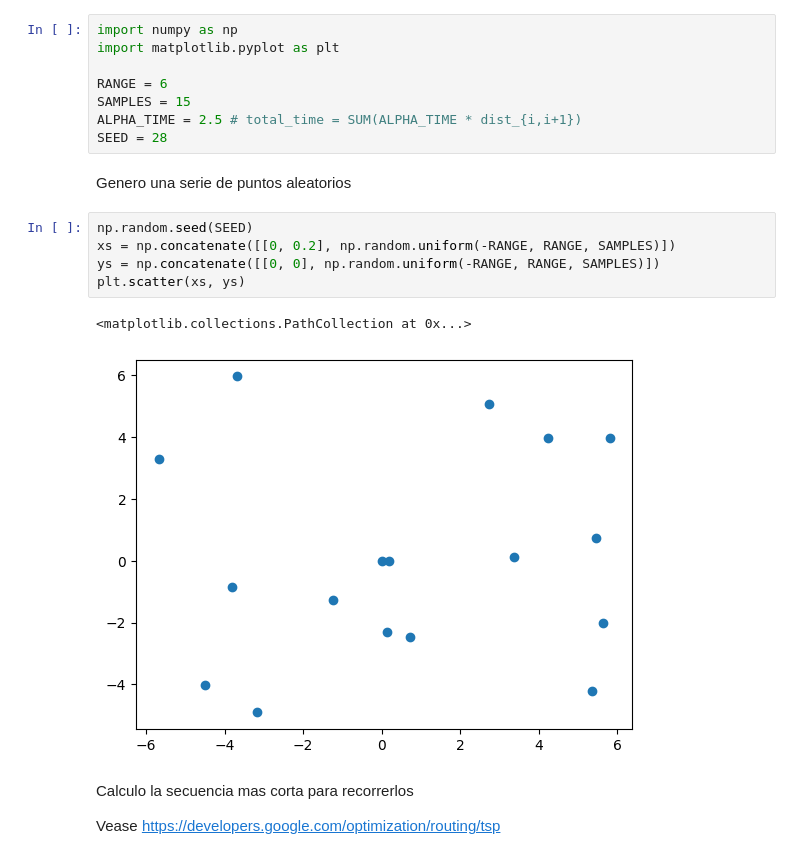
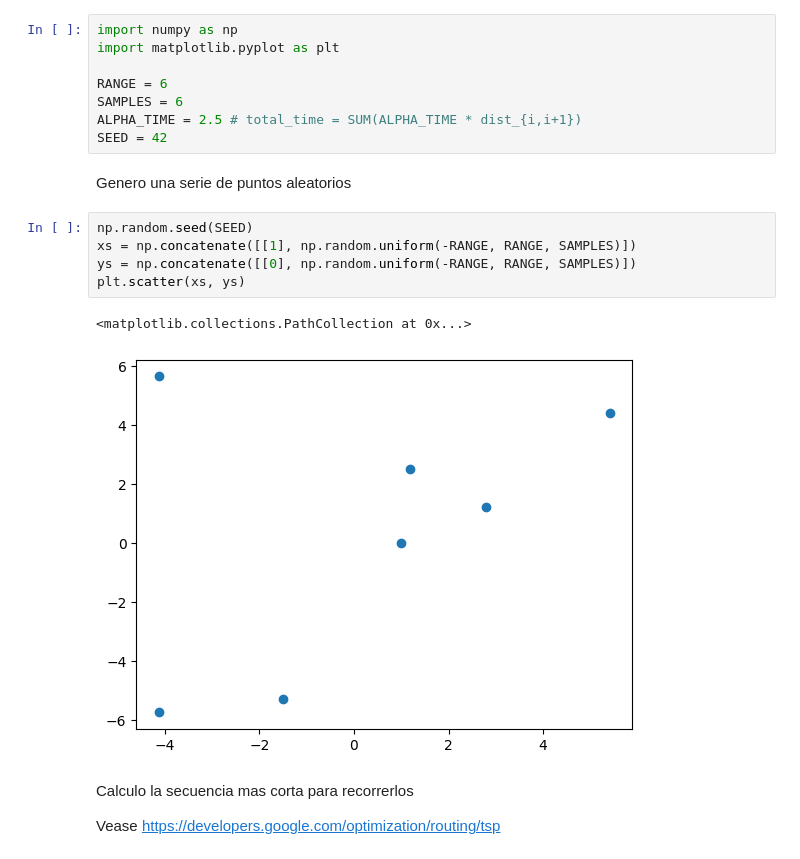
Before and after one commit to aaronbernal28/mobile-robot-repo, a Jupyter notebook: volume/lazo_abierto/launch/_spline_waypoints.ipynb, the cells around one changed output. Cells and saved outputs as stored; diff of their text form.

```diff
--- a/volume/lazo_abierto/launch/_spline_waypoints.ipynb
+++ b/volume/lazo_abierto/launch/_spline_waypoints.ipynb
@@ -3,19 +3,19 @@ import numpy as np
 import matplotlib.pyplot as plt
 
 RANGE = 6
-SAMPLES = 15
+SAMPLES = 6
 ALPHA_TIME = 2.5 # total_time = SUM(ALPHA_TIME * dist_{i,i+1})
-SEED = 28
+SEED = 42
 # %% [markdown]
 Genero una serie de puntos aleatorios
 # %%
 np.random.seed(SEED)
-xs = np.concatenate([[0, 0.2], np.random.uniform(-RANGE, RANGE, SAMPLES)])
-ys = np.concatenate([[0, 0], np.random.uniform(-RANGE, RANGE, SAMPLES)])
+xs = np.concatenate([[1], np.random.uniform(-RANGE, RANGE, SAMPLES)])
+ys = np.concatenate([[0], np.random.uniform(-RANGE, RANGE, SAMPLES)])
 plt.scatter(xs, ys)
 # %% [output]
 <matplotlib.collections.PathCollection at 0x...>
-[figure, old version]
+[figure, new version]
 # %% [markdown]
 Calculo la secuencia mas corta para recorrerlos
 
```
Also changed, not shown: parts of 7 cells of this notebook, 5 other files.
